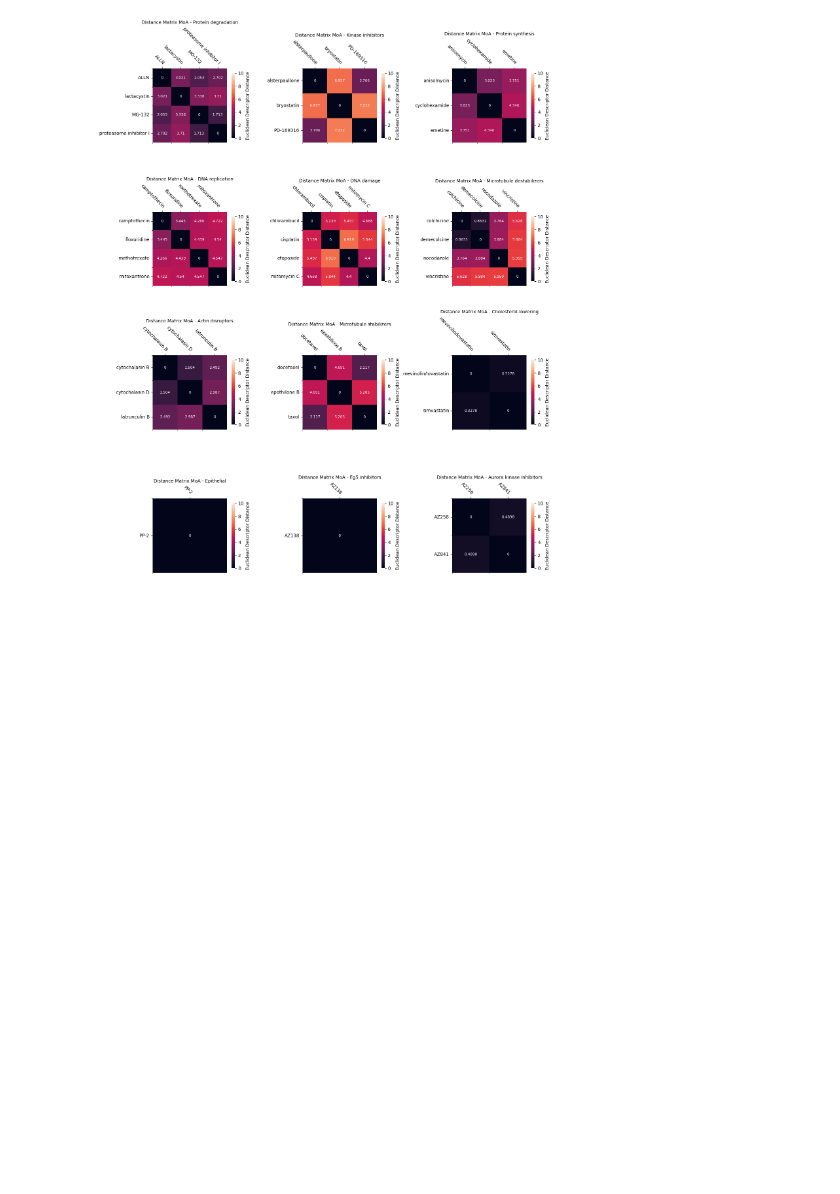
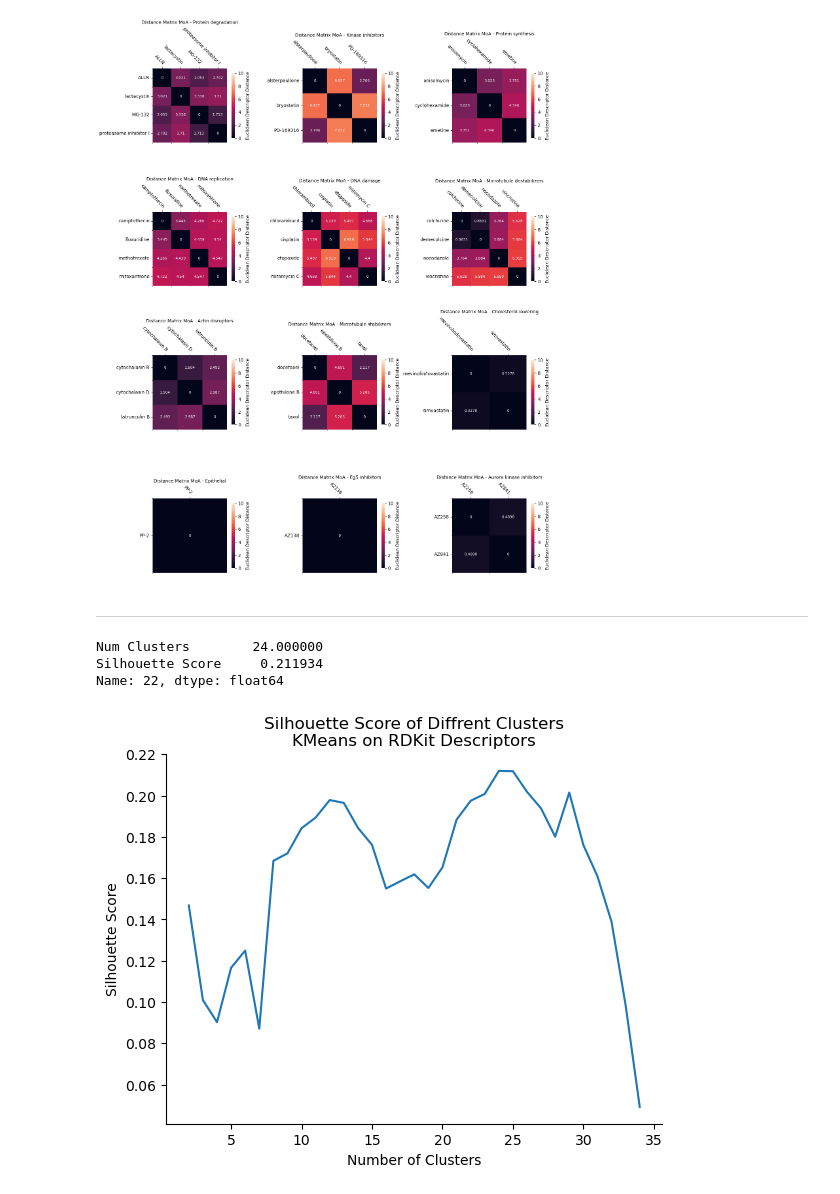
Before and after one commit to mattHG70/Cell2Structure, a Jupyter notebook: notebooks/Compound_similarity_analysis_descr.ipynb, the cells around one changed output. Saved outputs shown, nothing was run; the diff lists cells and outputs as text; code cells hidden in the pictures; blank space fills up the shorter version.

Commit message:
add KMeans clustering on RDKit descriptors

```diff
--- a/notebooks/Compound_similarity_analysis_descr.ipynb
+++ b/notebooks/Compound_similarity_analysis_descr.ipynb
@@ -104,3 +107,40 @@ plt.show()
 [figure]
 # %%
 fig.savefig(os.path.join(image_dir, "Descriptor_distance_matrix_by_MoA.png"))
+# %% [markdown]
+---
+# %%
+random_seed = 42
+
+scaler = MinMaxScaler()
+scaled_descr = scaler.fit_transform(descriptors)
+# %%
+cluster_range = range(2,35)
+silhouette_score_list = list()
+cluster_label_dict = dict()
+
+for num_clust in cluster_range:
+    km_clust = KMeans(n_clusters=num_clust, random_state=random_seed, n_init='auto')
+    cluster_labels = km_clust.fit_predict(scaled_descr)
+    cluster_label_dict[num_clust] = cluster_labels
+    score = silhouette_score(scaled_descr, cluster_labels)
+    silhouette_score_list.append([num_clust, score])
+
+df_cluser_score = pd.DataFrame(silhouette_score_list, columns=["Num Clusters", "Silhouette Score"])
+# %%
+df_cluser_score.loc[df_cluser_score["Silhouette Score"].idxmax(), :]
+# %% [output]
+Num Clusters        24.000000
+Silhouette Score     0.211934
+Name: 22, dtype: float64
+# %%
+fig, ax = plt.subplots()
+sns.lineplot(data=df_cluser_score, x="Num Clusters", y="Silhouette Score", ax=ax)
+ax.set_ylabel("Silhouette Score")
+ax.set_xlabel("Number of Clusters")
+ax.set_title("Silhouette Score of Diffrent Clusters\nKMeans on RDKit Descriptors")
+ax.spines[['right', 'top']].set_visible(False)
+
+plt.show()
+# %% [output]
+[figure, added]
```
Also changed, not shown: parts of 6 cells of this notebook, 3 other files.
